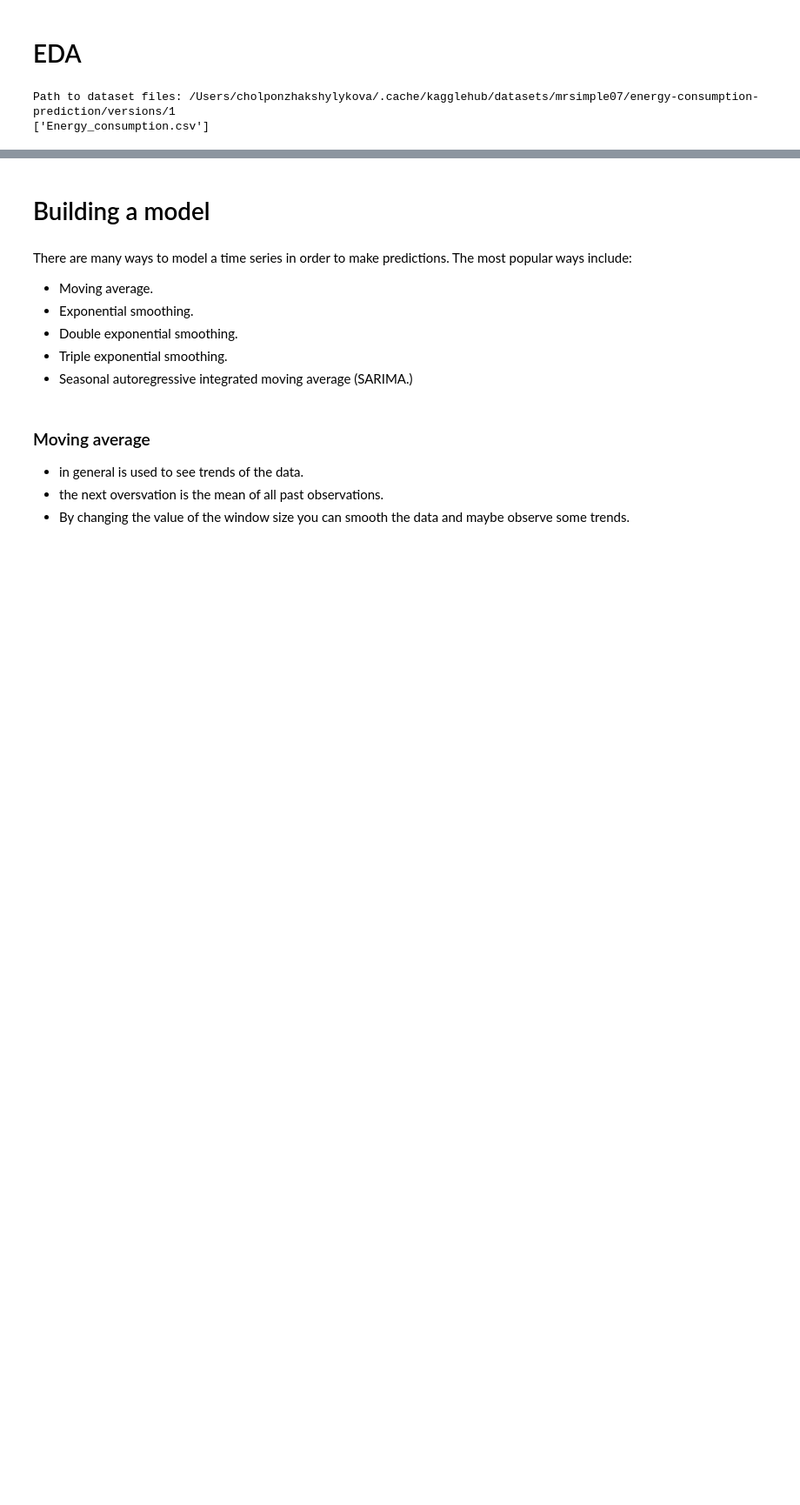
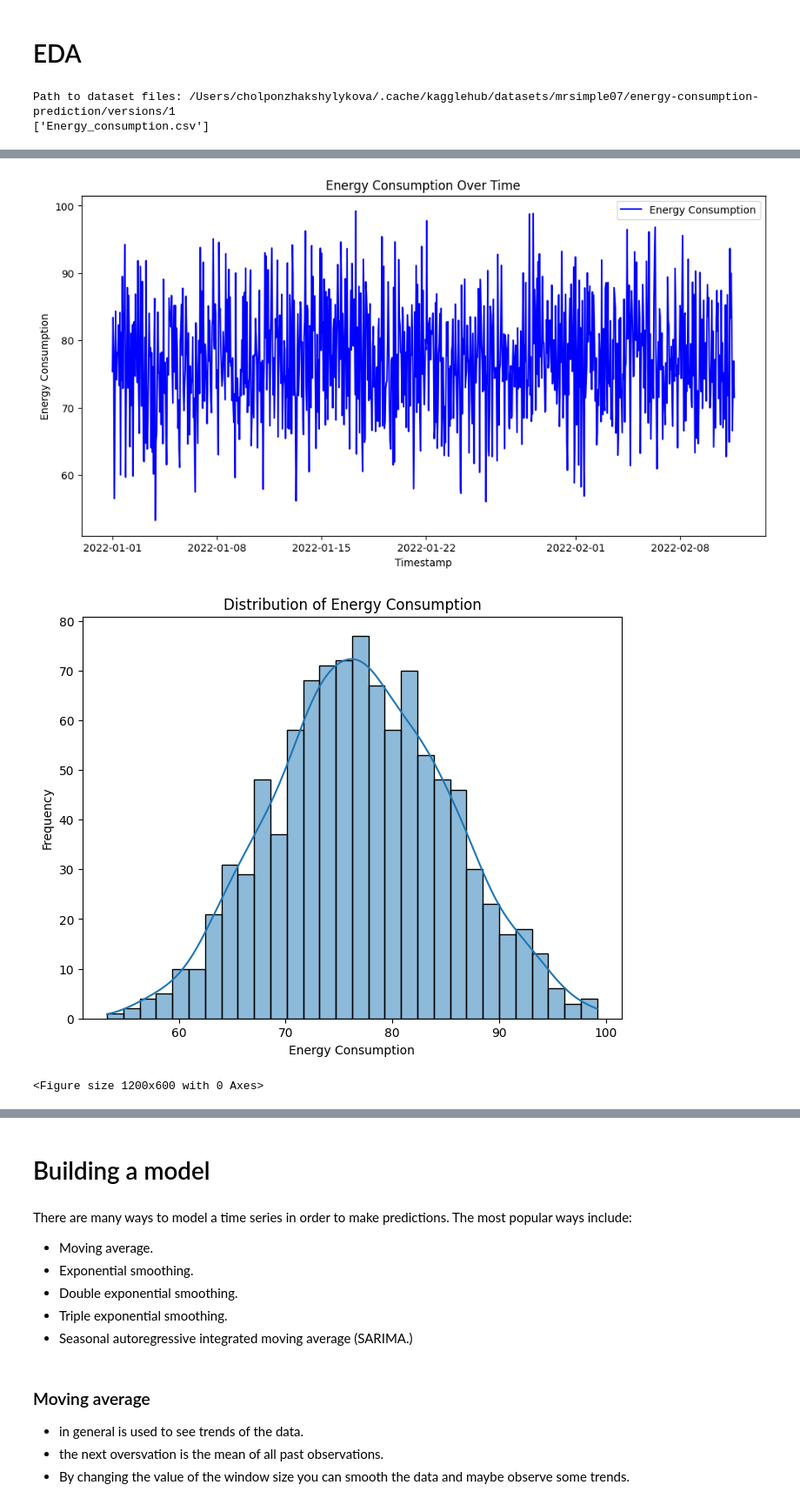
Before and after one commit to CZhakshylykova/SDS-CP027-watt-wise, a Jupyter notebook: submissions/team/cholpon-zhakshylykova/project_cz.ipynb, the cells around one changed output, grey strips where cells are left out. Shown at 87% size. Drawn from its saved outputs; the diff is of its cells as text; code cells hidden in the pictures; blank space fills up the shorter version.

```diff
--- a/submissions/team/cholpon-zhakshylykova/project_cz.ipynb
+++ b/submissions/team/cholpon-zhakshylykova/project_cz.ipynb
@@ -30,5 +30,17 @@ data = pd.read_csv(os.path.join(path, "Energy_consumption.csv"))
 Path to dataset files: /Users/cholponzhakshylykova/.cache/kagglehub/datasets/mrsimple07/energy-consumption-prediction/versions/1
 ['Energy_consumption.csv']
 # %%
-data.head()
+# Check for missing or duplicated timestamps
+missing_timestamps = data['Timestamp'].isnull().sum()
+duplicated_timestamps = data['Timestamp'].duplicated().sum()
+
+print(f"Missing timestamps: {missing_timestamps}")
+print(f"Duplicated timestamps: {duplicated_timestamps}")
+
+# Ensure timestamps are properly formatted and consistent
+try:
+    data['Timestamp'] = pd.to_datetime(data['Timestamp'])
+    print("Timestamps are properly formatted.")
+except Exception as e:
+    print(f"Error in timestamp formatting: {e}")
 # %% [output]
@@ -108,2 +62,53 @@ memory usage: 78.3+ KB
 Initial date: 2022-01-01 00:00:00
 End date: 2022-02-11 15:00:00
+# %%
+#describe the data
+print(data_date_indexed.describe())
+#head the data
+print(data_date_indexed.head())
+# Plot the energy consumption over time
+plt.figure(figsize=(12, 6))
+plt.plot(data_date_indexed['EnergyConsumption'], label='Energy Consumption', color='blue')
+plt.title('Energy Consumption Over Time')
+plt.xlabel('Timestamp')
+plt.ylabel('Energy Consumption')
+plt.legend()
+
+plt.show()
+# Plot the distribution of energy consumption
+plt.figure(figsize=(8, 6))
+sns.histplot(data_date_indexed['EnergyConsumption'], bins=30, kde=True)
+plt.title('Distribution of Energy Consumption')
+plt.xlabel('Energy Consumption')
+plt.ylabel('Frequency')
+plt.show()
+# Plot the autocorrelation of energy consumption
+plt.figure(figsize=(12, 6))
+plot_acf(data_date_indexed['EnergyConsumption'], lags=50)
+plt.title('Autocorrelation of Energy Consumption')
+plt.xlabel('Lags')
+plt.ylabel('Autocorrelation')
+plt.show()
+# Perform Augmented Dickey-Fuller test for stationarity
+result = adfuller(data_date_indexed['EnergyConsumption'])
+print('ADF Statistic:', result[0])
+print('p-value:', result[1])
+if result[1] < 0.05:
+    print("The time series is stationary.")
+else:
+    print("The time series is non-stationary. Differencing or transformation may be needed.")
+# Save the processed data to a new CSV file
+output_path = os.path.join(path, "processed_energy_consumption.csv")
+data_date_indexed.to_csv(output_path)
+print(f"Processed data saved to: {output_path}")
+# Display the first few rows of the processed data
+print(data_date_indexed.head())
+# Display the last few rows of the processed data
+print(data_date_indexed.tail())
+# Display the data types of the columns
+print(data_date_indexed.dtypes)
+# Display the shape of the dataset
+print(f"Shape of the dataset: {data_date_indexed.shape}")
+# Display the memory usage of the dataset
+print(f"Memory usage of the dataset: {data_date_indexed.memory_usage(deep=True)} bytes")
+# %% [output]
@@ -109,0 +132,3 @@ End date: 2022-02-11 15:00:00
+[figure, added]
+[figure, added]
+<Figure size 1200x600 with 0 Axes>
```
Also changed, not shown: parts of 33 cells of this notebook.
